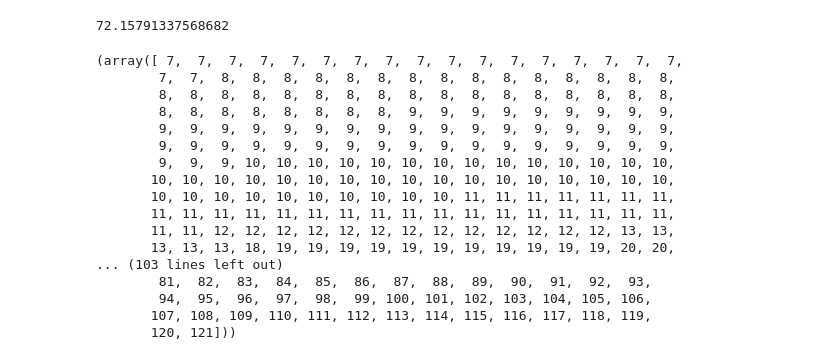
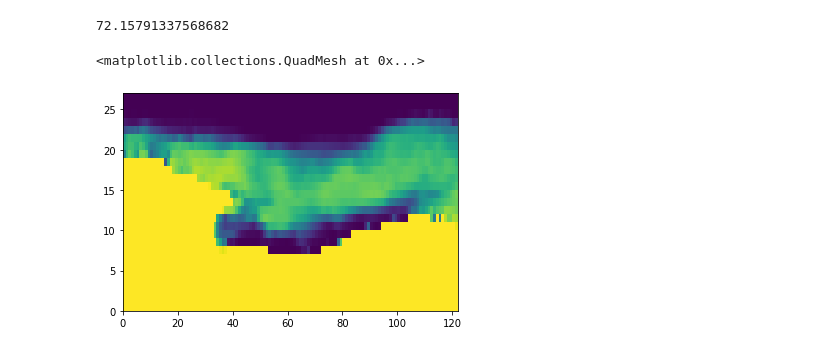
Before and after one commit to ab1261/dissertation_script, a Jupyter notebook: siconc_GFDL_CM.ipynb, the cells around one changed output. Cells and saved outputs as stored; diff of their text form; code cells hidden in the pictures.

```diff
--- a/siconc_GFDL_CM.ipynb
+++ b/siconc_GFDL_CM.ipynb
@@ -15,7 +15,7 @@ from scipy.stats import *
 from scipy.stats.mstats import *
 from iris import *
 # %%
-fname = '/Users/alicebrindley/Downloads/siconc_SImon_GFDL-CM4_ssp585_r1i1p1f1_gr_201501-210012.nc'
+fname = '/Users/alicebrindley/OneDrive - University of Exeter/siconc_SImon_GFDL-CM4_ssp585_r1i1p1f1_gr_201501-210012.nc'
 cube = iris.load(fname)
 print(cube)
 # %% [output]
@@ -134,25 +134,13 @@ print(nE_mean.data)
 polynya_threshold=regional_cube.data
 
 polynya = np.where((polynya_threshold.data <=30) & (nE_mean.data >=70))
-print(polynya)
+#print(polynya)
-# %% [output]
-(array([ 7,  7,  7,  7,  7,  7,  7,  7,  7,  7,  7,  7,  7,  7,  7,  7,  7,
-        7,  7,  8,  8,  8,  8,  8,  8,  8,  8,  8,  8,  8,  8,  8,  8,  8,
-        8,  8,  8,  8,  8,  8,  8,  8,  8,  8,  8,  8,  8,  8,  8,  8,  8,
-        8,  8,  8,  8,  8,  8,  8,  8,  9,  9,  9,  9,  9,  9,  9,  9,  9,
-        9,  9,  9,  9,  9,  9,  9,  9,  9,  9,  9,  9,  9,  9,  9,  9,  9,
-        9,  9,  9,  9,  9,  9,  9,  9,  9,  9,  9,  9,  9,  9,  9,  9,  9,
-        9,  9,  9, 10, 10, 10, 10, 10, 10, 10, 10, 10, 10, 10, 10, 10, 10,
-       10, 10, 10, 10, 10, 10, 10, 10, 10, 10, 10, 10, 10, 10, 10, 10, 10,
-       10, 10, 10, 10, 10, 10, 10, 10, 10, 10, 11, 11, 11, 11, 11, 11, 11,
-       11, 11, 11, 11, 11, 11, 11, 11, 11, 11, 11, 11, 11, 11, 11, 11, 11,
-       11, 11, 12, 12, 12, 12, 12, 12, 12, 12, 12, 12, 12, 12, 12, 13, 13,
-       13, 13, 13, 18, 19, 19, 19, 19, 19, 19, 19, 19, 19, 19, 19, 20, 20,
-... (103 lines left out)
-        81,  82,  83,  84,  85,  86,  87,  88,  89,  90,  91,  92,  93,
-        94,  95,  96,  97,  98,  99, 100, 101, 102, 103, 104, 105, 106,
-       107, 108, 109, 110, 111, 112, 113, 114, 115, 116, 117, 118, 119,
-       120, 121]))
+# %%
+polynya = polynya_threshold.data
+plt.pcolormesh(polynya_threshold.data,vmin=0,vmax=100)
+# %% [output]
+<matplotlib.collections.QuadMesh at 0x...>
+[figure, added]
 # %%
 #create a loop for each year to run over each season year
 year_start=2015
```
Also changed, not shown: parts of 3 cells of this notebook.
